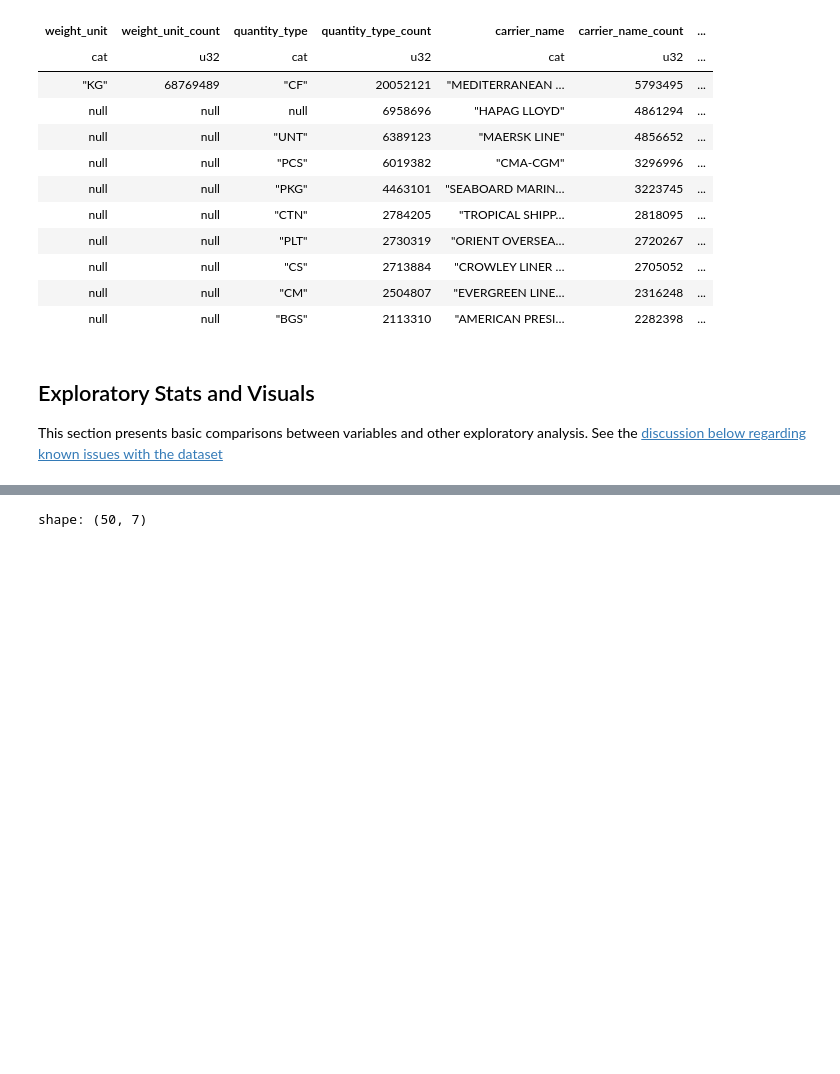
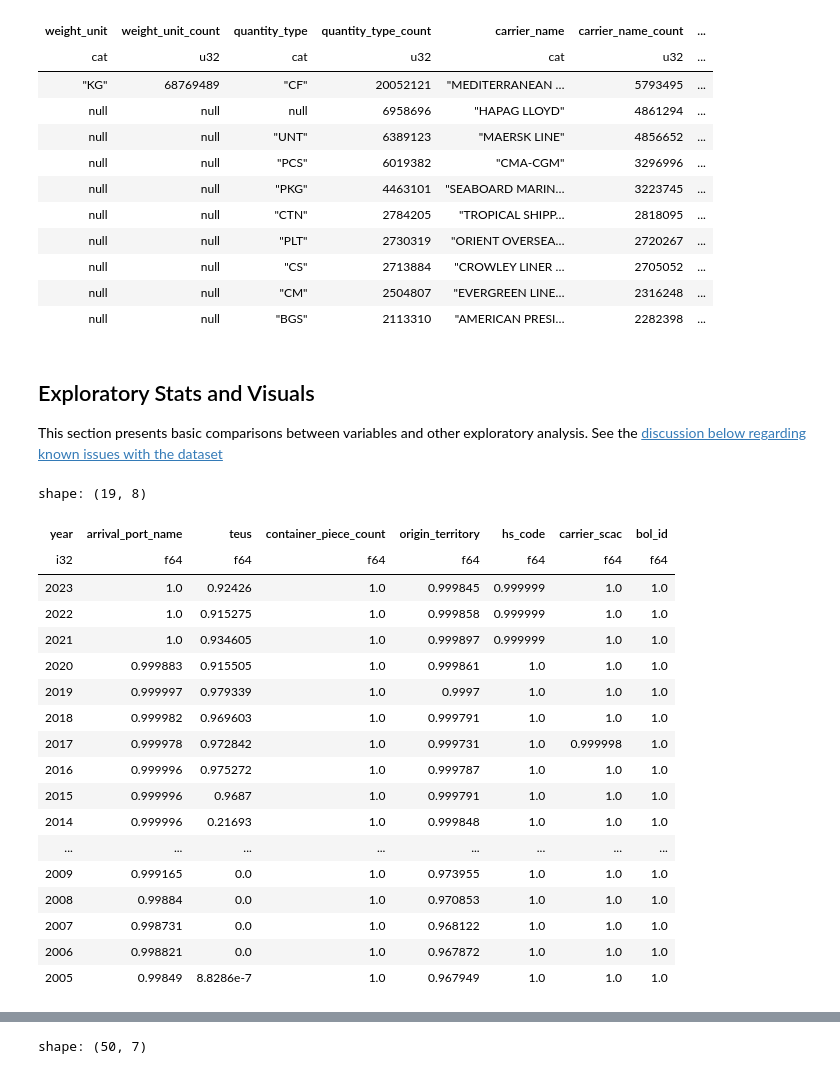
Before and after one commit to epistemetrica/PIERS-Data-Project, a Jupyter notebook: piers_explore.ipynb, the cells around one changed output, grey strips where cells are left out. Saved outputs shown, nothing was run; the diff lists cells and outputs as text; code cells hidden in the pictures; blank space fills up the shorter version.

```diff
--- a/piers_explore.ipynb
+++ b/piers_explore.ipynb
@@ -21,7 +21,7 @@ pl.enable_string_cache()
 
 This sections presents basic summary statistics on each variable in the dataset. See the [discussion below regarding known issues with the dataset](#known-data-issues)
 # %%
-#shape and basic counts
+#create lazyframes, get shape and basic counts
 
 #set paths
 imports_path = 'data/clean/imports/'
@@ -33,9 +33,17 @@ imports_colnames = imports_schema.keys()
 exports_schema = pl.read_parquet_schema(source=exports_path+'piers_exports_complete.parquet')
 exports_colnames = exports_schema.keys()
 
-#init lazy dataframes
-imports_lzdf = pl.scan_parquet(imports_path+'*.parquet', parallel='columns')
-exports_lzdf = pl.scan_parquet(exports_path+'piers_exports_complete.parquet', parallel='columns')
+#init lazy dataframes, creating 2-digit hs codes (for now) and year column.
+imports_lzdf = (
+    pl.scan_parquet(imports_path+'*.parquet', parallel='columns')
+    .with_columns([pl.col('hs_code').str.slice(0, length=2).alias('hs_2d'),
+                   pl.col('date_arrival').dt.year().alias('year')])
+    )
+exports_lzdf = (
+    pl.scan_parquet(exports_path+'piers_exports_complete.parquet', parallel='columns')
+    .with_columns([pl.col('hs_code').str.slice(0, length=2).alias('hs_2d'),
+                   pl.col('date_departure').dt.year().alias('year')])
+    )
 
 #get number of observations
 imports_n = imports_lzdf.select(pl.count()).collect().item()
@@ -240,13 +220,14 @@ arrival_2w_df = (
 # %%
-def count2w(data_lzdf, groupby_colname, counts_colnames, reference_colname, limit=50):
+def count2w(data_lzdf, groupby_colname, counts_colnames, normalize=False, reference_colname=False, limit=50):
     '''
     Creates a dataframe showing two-way counts of the variables passed.
     INPUT:
         data_lzdf - a polars lazyframe containing the relevant data
         groupby_colname - the column name to group by
         counts_colnames - a list of column names
-        reference_colname - the reference column. The resultant dataframe will be sorted (descending) and normalized by this column.
-                    note: reference_colname must appear in the counts_colnames list.
+        normalize - boolean - default=False - when True, values in the dataframe will be divided row-wise by the reference column.
+        reference_colname - the reference column. The resultant dataframe will be sorted (descending) by this column.
+                    note: reference_colname must appear in the counts_colnames list, and must be specified when normalize=True.
     OUTPUT:
         count2w_df - a polars dataframe with the normalized two-way counts for each variable
     Depends on:
@@ -258,9 +239,38 @@ def count2w(data_lzdf, groupby_colname, counts_colnames, reference_colname, limi
         .agg([
             pl.col(col).count() for col in counts_colnames
         ])
-        .sort(reference_colname, descending=True)
+        .sort(groupby_colname if not reference_colname else reference_colname, descending=True)
         .limit(limit)
-        .select([pl.col(groupby_colname)]+[pl.col(col)/pl.col(reference_colname) for col in counts_colnames])
+        #normalize by reference column if normalize = True
+        .select([groupby_colname, *counts_colnames] if not normalize else [pl.col(groupby_colname)]+[pl.col(col)/pl.col(reference_colname) for col in counts_colnames])
         .collect()
     )
     return counts2w_df
+# %%
+count2w(
+    data_lzdf = imports_lzdf.with_columns(pl.col('teus').replace(0, None)),
+    groupby_colname= 'year',
+    counts_colnames= ['arrival_port_name', 'teus', 'container_piece_count', 'origin_territory', 'hs_code', 'carrier_scac', 'bol_id'],
+    normalize=True,
+    reference_colname= 'bol_id'
+).sort('year', descending=True)
+# %% [output]
+shape: (19, 8)
+| year | arrival_port_name | teus | container_piece_count | origin_territory | hs_code | carrier_scac | bol_id |
+| i32 | f64 | f64 | f64 | f64 | f64 | f64 | f64 |
+| 2023 | 1.0 | 0.92426 | 1.0 | 0.999845 | 0.999999 | 1.0 | 1.0 |
+| 2022 | 1.0 | 0.915275 | 1.0 | 0.999858 | 0.999999 | 1.0 | 1.0 |
+| 2021 | 1.0 | 0.934605 | 1.0 | 0.999897 | 0.999999 | 1.0 | 1.0 |
+| 2020 | 0.999883 | 0.915505 | 1.0 | 0.999861 | 1.0 | 1.0 | 1.0 |
+| 2019 | 0.999997 | 0.979339 | 1.0 | 0.9997 | 1.0 | 1.0 | 1.0 |
+| 2018 | 0.999982 | 0.969603 | 1.0 | 0.999791 | 1.0 | 1.0 | 1.0 |
+| 2017 | 0.999978 | 0.972842 | 1.0 | 0.999731 | 1.0 | 0.999998 | 1.0 |
+| 2016 | 0.999996 | 0.975272 | 1.0 | 0.999787 | 1.0 | 1.0 | 1.0 |
+| 2015 | 0.999996 | 0.9687 | 1.0 | 0.999791 | 1.0 | 1.0 | 1.0 |
+| 2014 | 0.999996 | 0.21693 | 1.0 | 0.999848 | 1.0 | 1.0 | 1.0 |
+| ... | ... | ... | ... | ... | ... | ... | ... |
+| 2009 | 0.999165 | 0.0 | 1.0 | 0.973955 | 1.0 | 1.0 | 1.0 |
+| 2008 | 0.99884 | 0.0 | 1.0 | 0.970853 | 1.0 | 1.0 | 1.0 |
+| 2007 | 0.998731 | 0.0 | 1.0 | 0.968122 | 1.0 | 1.0 | 1.0 |
+| 2006 | 0.998821 | 0.0 | 1.0 | 0.967872 | 1.0 | 1.0 | 1.0 |
+| 2005 | 0.99849 | 8.8286e-7 | 1.0 | 0.967949 | 1.0 | 1.0 | 1.0 |
```
Also changed, not shown: parts of 18 cells of this notebook.
